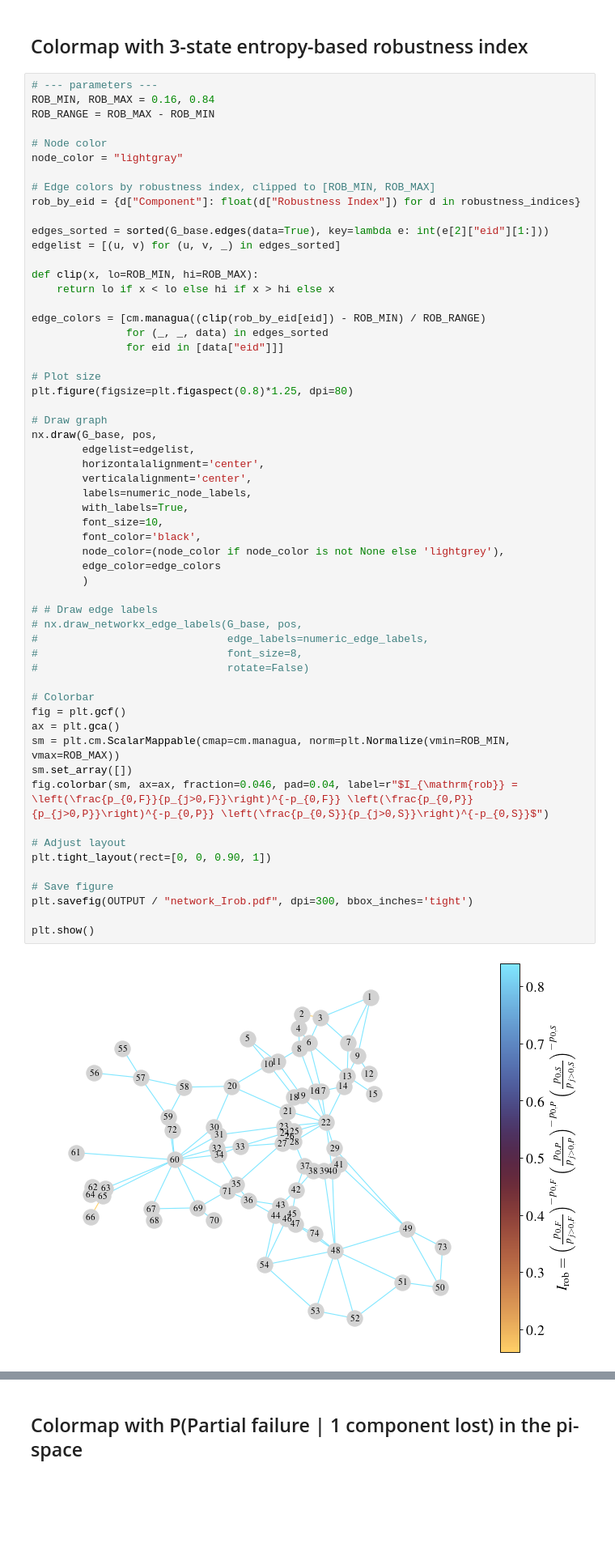
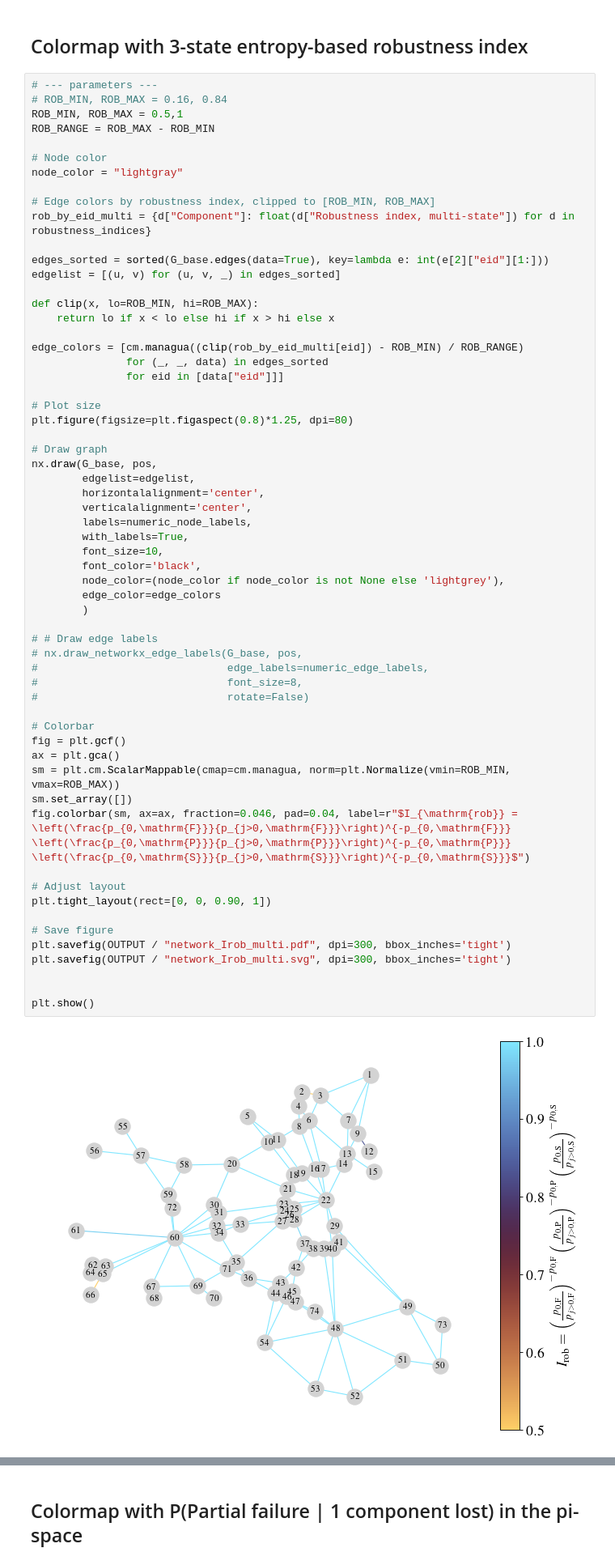
Before and after one commit to jieunbyun/tsum, a Jupyter notebook: demos/ema_accessible_population/s04_plots.ipynb, the cells around one changed output, grey strips where cells are left out. Shown at 81% size. Drawn from its saved outputs; the diff is of its cells as text; blank space fills up the shorter version.

```diff
--- a/demos/ema_accessible_population/s04_plots.ipynb
+++ b/demos/ema_accessible_population/s04_plots.ipynb
@@ -82,14 +124,15 @@ Styling set.
 ## Colormap with 3-state entropy-based robustness index
 # %%
 # --- parameters ---
-ROB_MIN, ROB_MAX = 0.16, 0.84
+# ROB_MIN, ROB_MAX = 0.16, 0.84
+ROB_MIN, ROB_MAX = 0.5,1
 ROB_RANGE = ROB_MAX - ROB_MIN
 
 # Node color
 node_color = "lightgray"
 
 # Edge colors by robustness index, clipped to [ROB_MIN, ROB_MAX]
-rob_by_eid = {d["Component"]: float(d["Robustness Index"]) for d in robustness_indices}
+rob_by_eid_multi = {d["Component"]: float(d["Robustness index, multi-state"]) for d in robustness_indices}
 
 edges_sorted = sorted(G_base.edges(data=True), key=lambda e: int(e[2]["eid"][1:]))
 edgelist = [(u, v) for (u, v, _) in edges_sorted]
@@ -97,7 +140,7 @@ edgelist = [(u, v) for (u, v, _) in edges_sorted]
 def clip(x, lo=ROB_MIN, hi=ROB_MAX):
     return lo if x < lo else hi if x > hi else x
 
-edge_colors = [cm.managua((clip(rob_by_eid[eid]) - ROB_MIN) / ROB_RANGE)
+edge_colors = [cm.managua((clip(rob_by_eid_multi[eid]) - ROB_MIN) / ROB_RANGE)
                for (_, _, data) in edges_sorted
                for eid in [data["eid"]]]
 
@@ -109,33 +152,35 @@ nx.draw(G_base, pos,
         edgelist=edgelist,
         horizontalalignment='center',
         verticalalignment='center',
         labels=numeric_node_labels,
         with_labels=True,
         font_size=10,
         font_color='black',
         node_color=(node_color if node_color is not None else 'lightgrey'),
         edge_color=edge_colors
         )
 
 # # Draw edge labels
 # nx.draw_networkx_edge_labels(G_base, pos,
 #                              edge_labels=numeric_edge_labels,
 #                              font_size=8,
 #                              rotate=False)
 
 # Colorbar
 fig = plt.gcf()
 ax = plt.gca()
 sm = plt.cm.ScalarMappable(cmap=cm.managua, norm=plt.Normalize(vmin=ROB_MIN, vmax=ROB_MAX))
 sm.set_array([])
-fig.colorbar(sm, ax=ax, fraction=0.046, pad=0.04, label=r"$I_{\mathrm{rob}} = \left(\frac{p_{0,F}}{p_{j>0,F}}\right)^{-p_{0,F}} \left(\frac{p_{0,P}}{p_{j>0,P}}\right)^{-p_{0,P}} \left(\frac{p_{0,S}}{p_{j>0,S}}\right)^{-p_{0,S}}$")
+fig.colorbar(sm, ax=ax, fraction=0.046, pad=0.04, label=r"$I_{\mathrm{rob}} = \left(\frac{p_{0,\mathrm{F}}}{p_{j>0,\mathrm{F}}}\right)^{-p_{0,\mathrm{F}}} \left(\frac{p_{0,\mathrm{P}}}{p_{j>0,\mathrm{P}}}\right)^{-p_{0,\mathrm{P}}} \left(\frac{p_{0,\mathrm{S}}}{p_{j>0,\mathrm{S}}}\right)^{-p_{0,\mathrm{S}}}$")
 
 # Adjust layout
 plt.tight_layout(rect=[0, 0, 0.90, 1])
 
 # Save figure
-plt.savefig(OUTPUT / "network_Irob.pdf", dpi=300, bbox_inches='tight')
+plt.savefig(OUTPUT / "network_Irob_multi.pdf", dpi=300, bbox_inches='tight')
+plt.savefig(OUTPUT / "network_Irob_multi.svg", dpi=300, bbox_inches='tight')
+
 
 plt.show()
 # %% [output]
-[figure, old version]
+[figure, new version]
```
Also changed, not shown: parts of 6 cells of this notebook, 7 other files.
